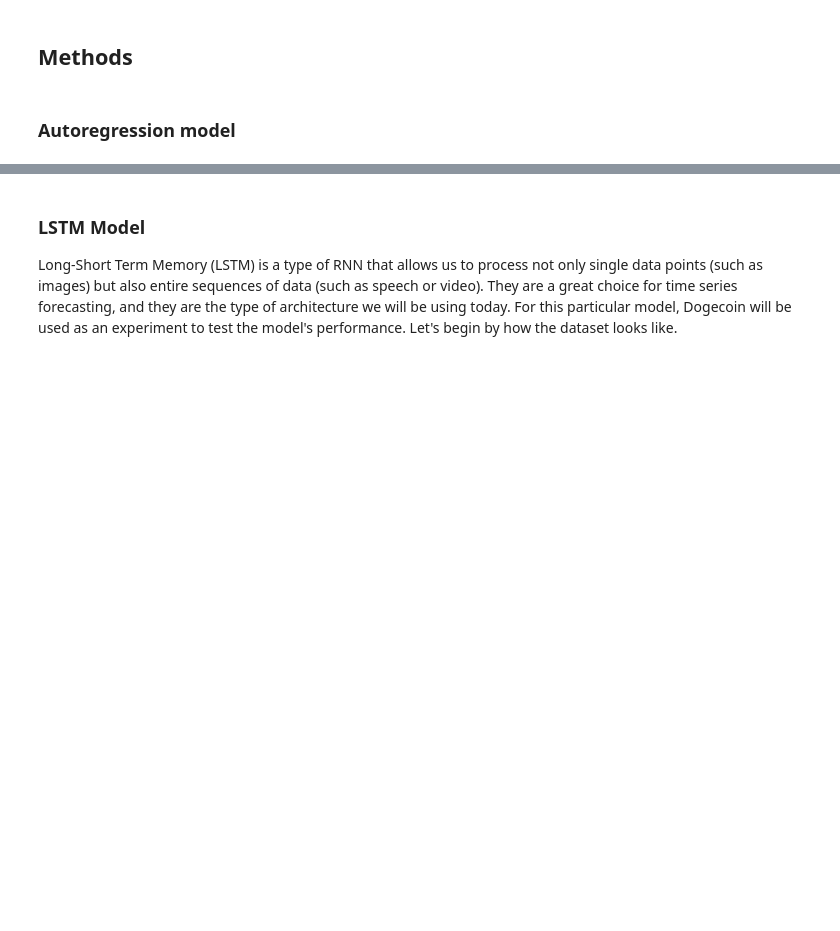
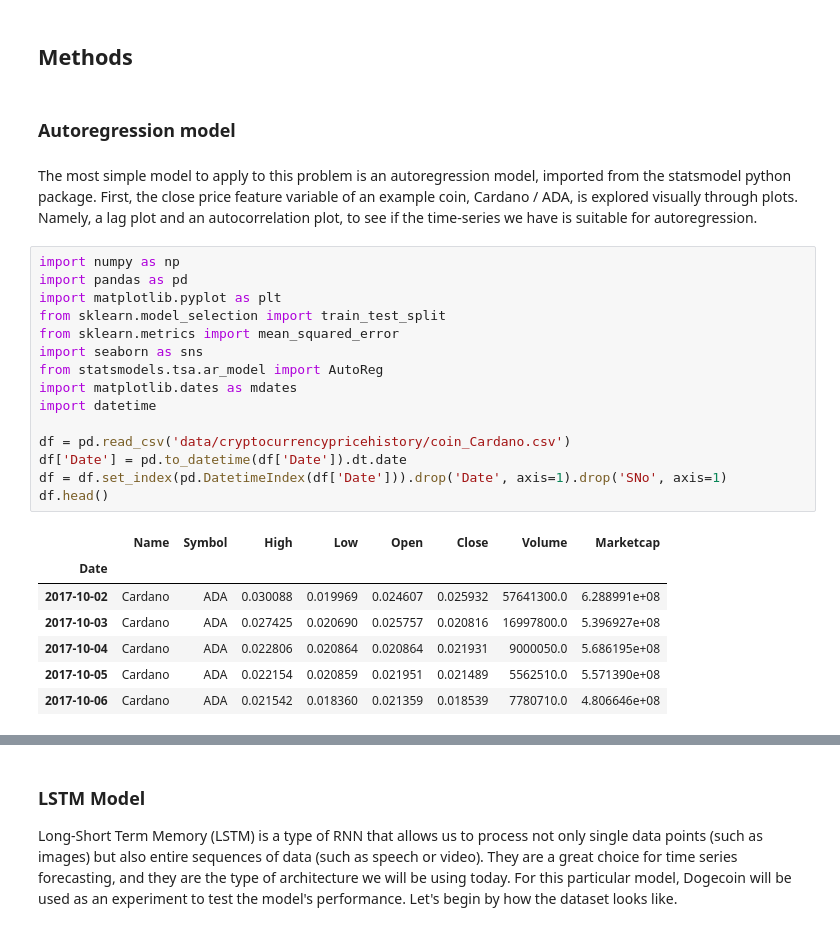
Before and after one commit to DSEI21000-S21/project-altcoinpriceprediction, a Jupyter notebook: Final_Report.ipynb, the cells around one changed output, grey strips where cells are left out. Drawn from its saved outputs; the diff is of its cells as text; blank space fills up the shorter version.

```diff
--- a/Final_Report.ipynb
+++ b/Final_Report.ipynb
@@ -29,3 +31,28 @@ The data was derived from [Blockchain's website](http://www.blockchain.com/explo
 ## Methods
 # %% [markdown]
 ### Autoregression model
+# %% [markdown]
+The most simple model to apply to this problem is an autoregression model, imported from the statsmodel python package. First, the close price feature variable of an example coin, Cardano / ADA, is explored visually through plots. Namely, a lag plot and an autocorrelation plot, to see if the time-series we have is suitable for autoregression.
+# %%
+import numpy as np
+import pandas as pd
+import matplotlib.pyplot as plt
+from sklearn.model_selection import train_test_split
+from sklearn.metrics import mean_squared_error
+import seaborn as sns
+from statsmodels.tsa.ar_model import AutoReg
+import matplotlib.dates as mdates
+import datetime
+
+df = pd.read_csv('data/cryptocurrencypricehistory/coin_Cardano.csv')
+df['Date'] = pd.to_datetime(df['Date']).dt.date
+df = df.set_index(pd.DatetimeIndex(df['Date'])).drop('Date', axis=1).drop('SNo', axis=1)
+df.head()
+# %% [output]
+|  | Name | Symbol | High | Low | Open | Close | Volume | Marketcap |
+| Date |  |  |  |  |  |  |  |  |
+| 2017-10-02 | Cardano | ADA | 0.030088 | 0.019969 | 0.024607 | 0.025932 | 57641300.0 | 6.288991e+08 |
+| 2017-10-03 | Cardano | ADA | 0.027425 | 0.020690 | 0.025757 | 0.020816 | 16997800.0 | 5.396927e+08 |
+| 2017-10-04 | Cardano | ADA | 0.022806 | 0.020864 | 0.020864 | 0.021931 | 9000050.0 | 5.686195e+08 |
+| 2017-10-05 | Cardano | ADA | 0.022154 | 0.020859 | 0.021951 | 0.021489 | 5562510.0 | 5.571390e+08 |
+| 2017-10-06 | Cardano | ADA | 0.021542 | 0.018360 | 0.021359 | 0.018539 | 7780710.0 | 4.806646e+08 |
```
Also changed, not shown: parts of 10 cells of this notebook, 1 other file.
